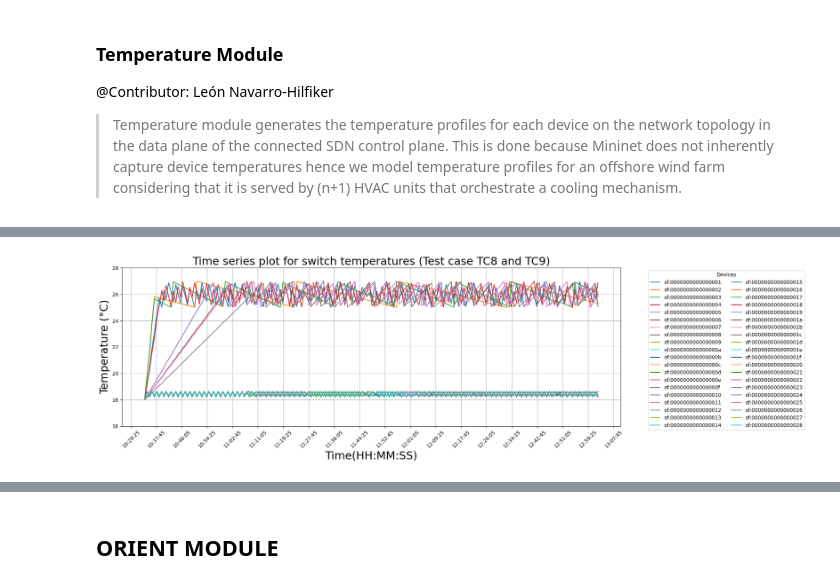
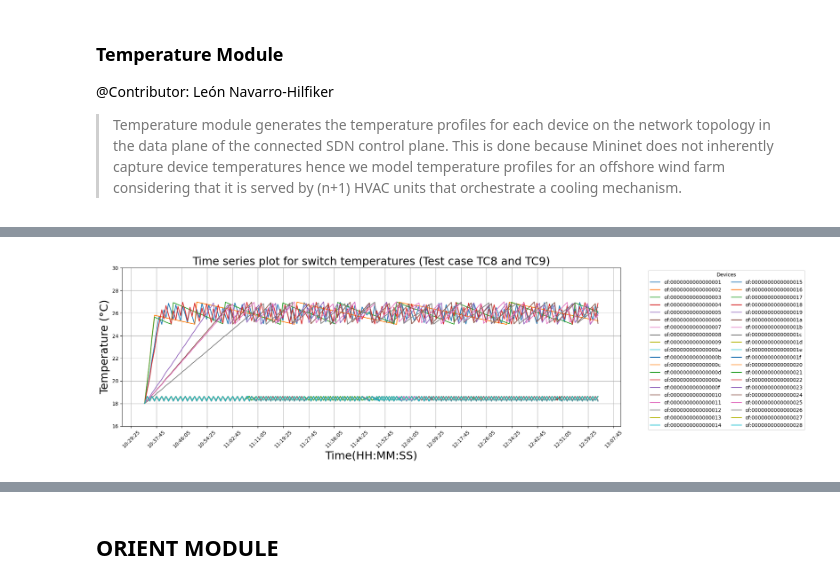
Before and after one commit to PinaPhD/A-threshold-triggered-DQN-self-healing-framework, a Jupyter notebook: Data/Summary.ipynb, the cells around one changed output, grey strips where cells are left out. Drawn from its saved outputs; the diff is of its cells as text; code cells hidden in the pictures.

```diff
--- a/Data/Summary.ipynb
+++ b/Data/Summary.ipynb
@@ -435,32 +435,32 @@ data_cleaned['timestamp'] = pd.to_datetime(data_cleaned['timestamp'])
 
 # Set the 'timestamp' as the index for easier plotting
 data_cleaned.set_index('timestamp', inplace=True)
 
 # Plot the cleaned data with xticks every 15 seconds and a figure size of 20x6
 plt.figure(figsize=(20, 6))
 
 # Group by device and plot each device's temperature over time
 for device, group in data_cleaned.groupby('device'):
     plt.plot(group.index, group['temperature'], label=device)
 
 # Set xticks to every 15 seconds
 plt.gca().xaxis.set_major_locator(mdates.SecondLocator(interval=500))  # Show xticks every 15 seconds
 plt.gca().xaxis.set_major_formatter(mdates.DateFormatter('%H:%M:%S'))  # Format as Hour:Minute:Second
 
 # Add labels and title
 plt.xlabel('Time(HH:MM:SS)', fontsize=22)
 plt.ylabel('Temperature (°C)', fontsize=22)
 plt.title('Time series plot for switch temperatures (Test case TC8 and TC9)', fontsize=22)
 
 # Improve the legend by splitting into columns
 plt.legend(title="Devices", bbox_to_anchor=(1.05, 1), loc='upper left', ncol=2)
 plt.xticks(rotation=45)
 plt.tight_layout()
 
-plt.ylim([16,28])  #Adjusting the y axis to zoom in the plots a bit more
+plt.ylim([16,30])  #Adjusting the y axis to zoom in the plots a bit more
 #plt.xlim([0,None])   #Adjusting the x axis to start from 0
 plt.grid()
 # Show the plot
 plt.show()
 # %% [output]
-[figure, old version]
+[figure, new version]
```
Also changed, not shown: parts of 13 cells of this notebook, 4 other files.
